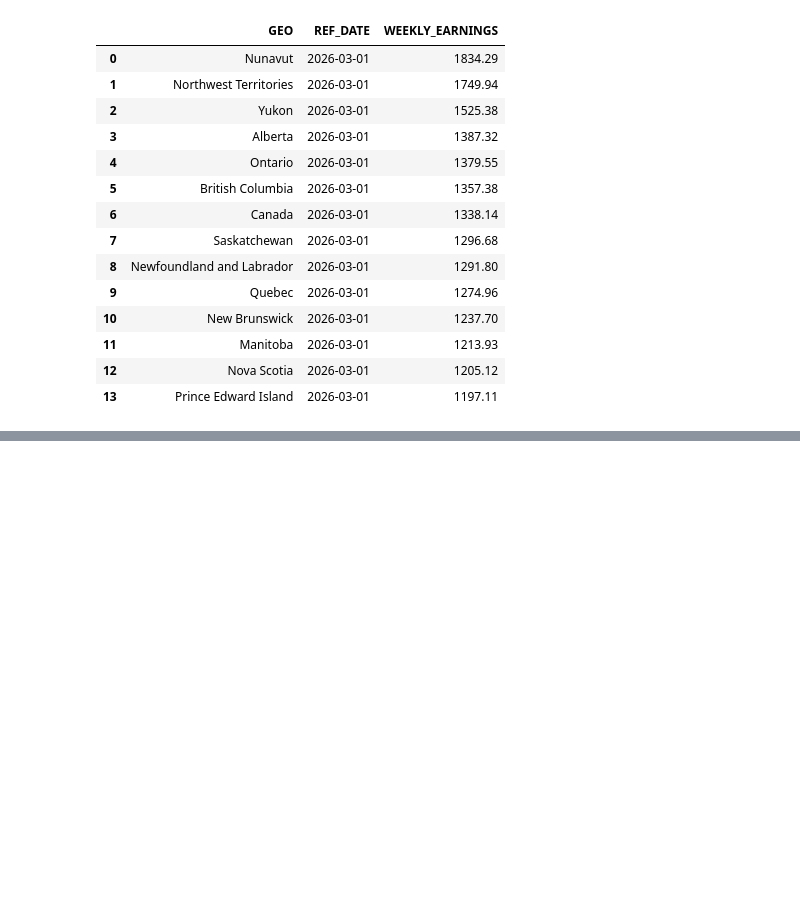
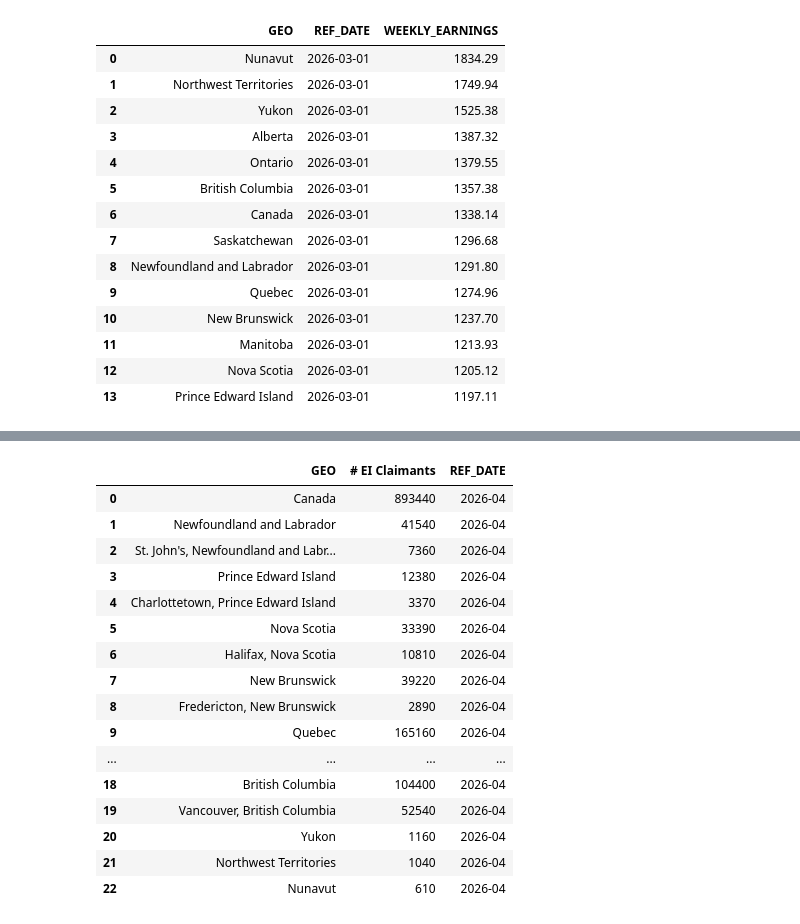
Before and after one commit to tonHS/Canadian_Real_Estate_Stats, a Jupyter notebook: Earnings_Rent_Canadian_Housing_Stats.ipynb, the cells around one changed output, grey strips where cells are left out. Saved outputs shown, nothing was run; the diff lists cells and outputs as text; code cells hidden in the pictures; blank space fills up the shorter version.

```diff
--- a/Earnings_Rent_Canadian_Housing_Stats.ipynb
+++ b/Earnings_Rent_Canadian_Housing_Stats.ipynb
@@ -388,0 +437,73 @@ earnings_rent_viz_mini.head(70)
+# %%
+# ============================================================================
+# Filter Data: # EI claimants nationally, provincially and per CMA
+# ============================================================================
+
+# Filter for number of EI claimants nationally, provincially and in each CMA
+
+ei_regions = [
+  'Canada',
+  'Newfoundland and Labrador',
+  'Prince Edward Island',
+  'Nova Scotia',
+  'New Brunswick',
+  'Quebec',
+  'Ontario',
+  'Manitoba',
+  'Saskatchewan',
+  'Alberta',
+  'British Columbia',
+  "St. John's, Newfoundland and Labrador",
+  'Charlottetown, Prince Edward Island',
+  'Halifax, Nova Scotia',
+  'Fredericton, New Brunswick',
+  'Quebec, Quebec',
+  'Montreal, Quebec',
+  'Ottawa - Gatineau (Ontario part), Ontario',
+  'Toronto, Ontario',
+  'Winnipeg, Manitoba',
+  'Regina, Saskatchewan',
+  'Edmonton, Alberta',
+  'Vancouver, British Columbia',
+  'Northwest Territories',
+  'Yukon',
+  'Nunavut'
+]
+
+
+# Filter the regional data for the necessary fields
+df_ei_claimants_2 = df_ei_claimants[
+    (df_ei_claimants['GEO'].isin(ei_regions)) &
+    (df_ei_claimants['Beneficiary detail'] == 'All types of income benefits') &
+    (df_ei_claimants['Sex'] == 'Both sexes') &
+    (df_ei_claimants['Age group'] == '15 years and over') &
+    (df_ei_claimants['REF_DATE'] == df_ei_claimants['REF_DATE'].max())
+].copy()
+
+# Select relevant columns
+
+df_ei_claimants_table = df_ei_claimants_2[[
+    'GEO',
+    'VALUE',
+    'REF_DATE'
+]].copy()
+
+df_ei_claimants_table.rename(columns={'VALUE':'# EI Claimants'}).reset_index(drop=True)
+# %% [output]
+|  | GEO | # EI Claimants | REF_DATE |
+| 0 | Canada | 893440 | 2026-04 |
+| 1 | Newfoundland and Labrador | 41540 | 2026-04 |
+| 2 | St. John's, Newfoundland and Labr... | 7360 | 2026-04 |
+| 3 | Prince Edward Island | 12380 | 2026-04 |
+| 4 | Charlottetown, Prince Edward Island | 3370 | 2026-04 |
+| 5 | Nova Scotia | 33390 | 2026-04 |
+| 6 | Halifax, Nova Scotia | 10810 | 2026-04 |
+| 7 | New Brunswick | 39220 | 2026-04 |
+| 8 | Fredericton, New Brunswick | 2890 | 2026-04 |
+| 9 | Quebec | 165160 | 2026-04 |
+| ... | ... | ... | ... |
+| 18 | British Columbia | 104400 | 2026-04 |
+| 19 | Vancouver, British Columbia | 52540 | 2026-04 |
+| 20 | Yukon | 1160 | 2026-04 |
+| 21 | Northwest Territories | 1040 | 2026-04 |
+| 22 | Nunavut | 610 | 2026-04 |
```
Also changed, not shown: parts of 2 cells of this notebook.
